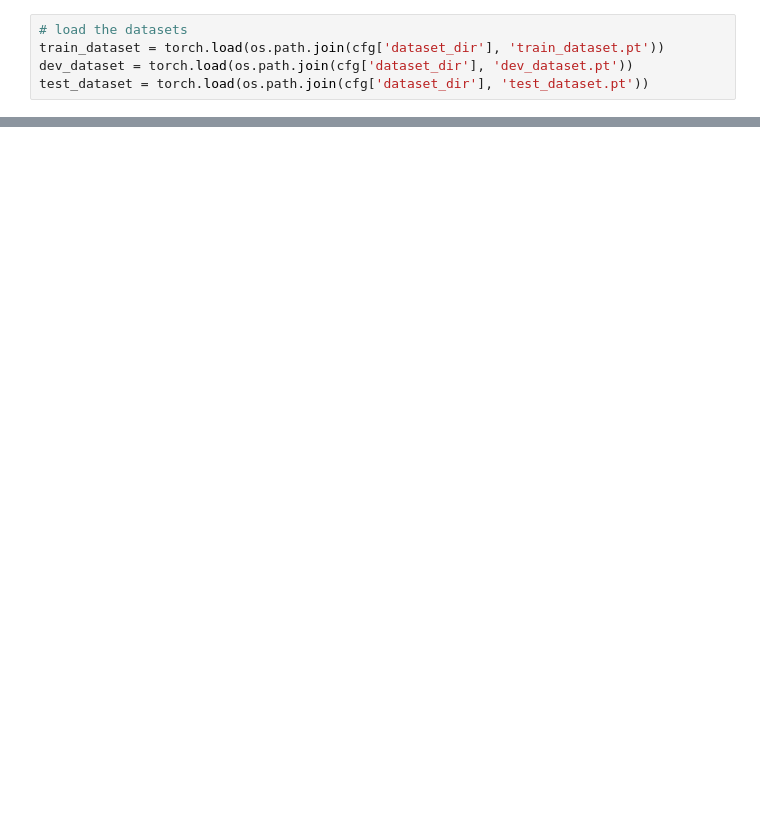
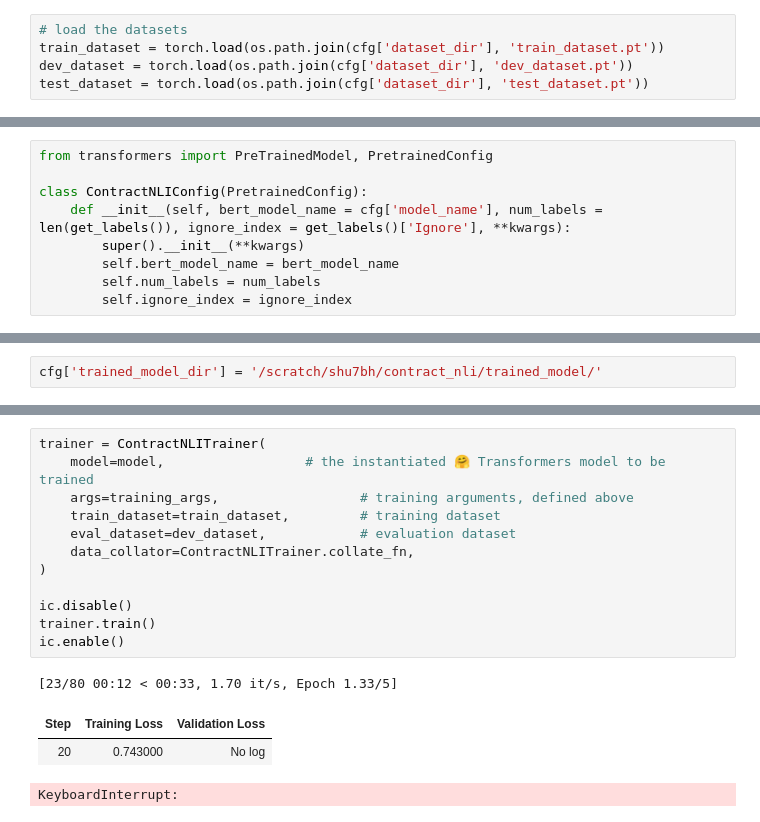
Before and after one commit to shu7bh/Contract-NLI, a Jupyter notebook: source_code/contract_nli_bert.ipynb, the cells around one changed output, grey strips where cells are left out. Cells and saved outputs as stored; diff of their text form; blank space fills up the shorter version.

```diff
--- a/source_code/contract_nli_bert.ipynb
+++ b/source_code/contract_nli_bert.ipynb
@@ -224,0 +236,9 @@ Embedding(30528, 768)
+# %%
+from transformers import PreTrainedModel, PretrainedConfig
+
+class ContractNLIConfig(PretrainedConfig):
+    def __init__(self, bert_model_name = cfg['model_name'], num_labels = len(get_labels()), ignore_index = get_labels()['Ignore'], **kwargs):
+        super().__init__(**kwargs)
+        self.bert_model_name = bert_model_name
+        self.num_labels = num_labels
+        self.ignore_index = ignore_index
@@ -352 +428,3 @@ ic.enable()
 KeyboardInterrupt:
+# %%
+cfg['trained_model_dir'] = '/scratch/shu7bh/contract_nli/trained_model/'
@@ -352,0 +439,17 @@ KeyboardInterrupt:
+# %%
+trainer = ContractNLITrainer(
+    model=model,                  # the instantiated 🤗 Transformers model to be trained
+    args=training_args,                  # training arguments, defined above
+    train_dataset=train_dataset,         # training dataset
+    eval_dataset=dev_dataset,            # evaluation dataset
+    data_collator=ContractNLITrainer.collate_fn,
+)
+
+ic.disable()
+trainer.train()
+ic.enable()
+# %% [output]
+[23/80 00:12 < 00:33, 1.70 it/s, Epoch 1.33/5]
+| Step | Training Loss | Validation Loss |
+| 20 | 0.743000 | No log |
+KeyboardInterrupt:
```
Also changed, not shown: parts of 16 cells of this notebook, 1 other file.
